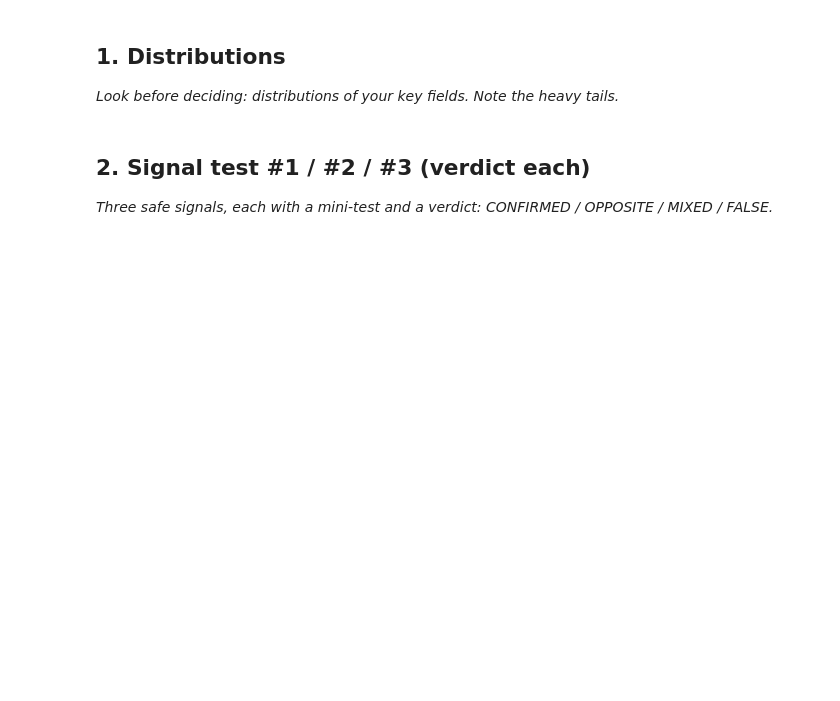
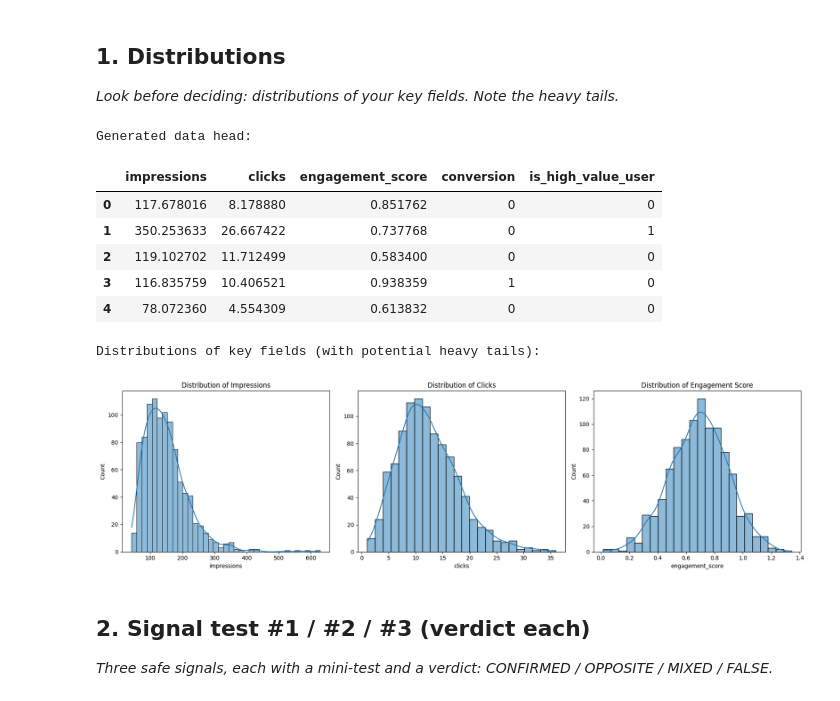
Before and after one commit to Mowleen12/flyrank-ml-project-1, a Jupyter notebook: work/notebooks/w04_signal_audit.ipynb, the cells around one changed output. Saved outputs shown, nothing was run; the diff lists cells and outputs as text; code cells hidden in the pictures; blank space fills up the shorter version.

```diff
--- a/work/notebooks/w04_signal_audit.ipynb
+++ b/work/notebooks/w04_signal_audit.ipynb
@@ -16,3 +13,58 @@ This skeleton is yours to fill. Work the sections **in order** — each one has
+# %%
+import pandas as pd
+import numpy as np
+import matplotlib.pyplot as plt
+import seaborn as sns
+
+# Set a random seed for reproducibility
+np.random.seed(42)
+
+# Generate synthetic data for key fields
+data_size = 1000
+df = pd.DataFrame({
+    'impressions': np.random.poisson(lam=50, size=data_size) + np.random.randint(0, 100, size=data_size), # Adding some noise
+    'clicks': np.random.poisson(lam=5, size=data_size) + np.random.randint(0, 10, size=data_size),
+    'engagement_score': np.random.normal(loc=0.7, scale=0.2, size=data_size),
+    'conversion': np.random.binomial(n=1, p=0.1, size=data_size),
+    'is_high_value_user': np.random.binomial(n=1, p=0.3, size=data_size)
+})
+
+# Introduce some 'heavy tails' for demonstration
+df['impressions'] = df['impressions'] * (1 + np.random.exponential(scale=0.5, size=data_size))
+df['clicks'] = df['clicks'] * (1 + np.random.exponential(scale=0.3, size=data_size))
+
+# Ensure non-negative values
+df = df.apply(lambda x: x.clip(lower=0))
+
+print("Generated data head:")
+display(df.head())
+
+print("\nDistributions of key fields (with potential heavy tails):")
+
+# Plot distributions
+fig, axes = plt.subplots(1, 3, figsize=(18, 5))
+
+sns.histplot(df['impressions'], kde=True, ax=axes[0])
+axes[0].set_title('Distribution of Impressions')
+
+sns.histplot(df['clicks'], kde=True, ax=axes[1])
+axes[1].set_title('Distribution of Clicks')
+
+sns.histplot(df['engagement_score'], kde=True, ax=axes[2])
+axes[2].set_title('Distribution of Engagement Score')
+
+plt.tight_layout()
+plt.show()
+# %% [output]
+Generated data head:
+|  | impressions | clicks | engagement_score | conversion | is_high_value_user |
+| 0 | 117.678016 | 8.178880 | 0.851762 | 0 | 0 |
+| 1 | 350.253633 | 26.667422 | 0.737768 | 0 | 1 |
+| 2 | 119.102702 | 11.712499 | 0.583400 | 0 | 0 |
+| 3 | 116.835759 | 10.406521 | 0.938359 | 1 | 0 |
+| 4 | 78.072360 | 4.554309 | 0.613832 | 0 | 0 |
+Distributions of key fields (with potential heavy tails):
+[figure, added]
 # %% [markdown]
 ## 2. Signal test #1 / #2 / #3 (verdict each)
 
```
Also changed, not shown: parts of 8 cells of this notebook.
